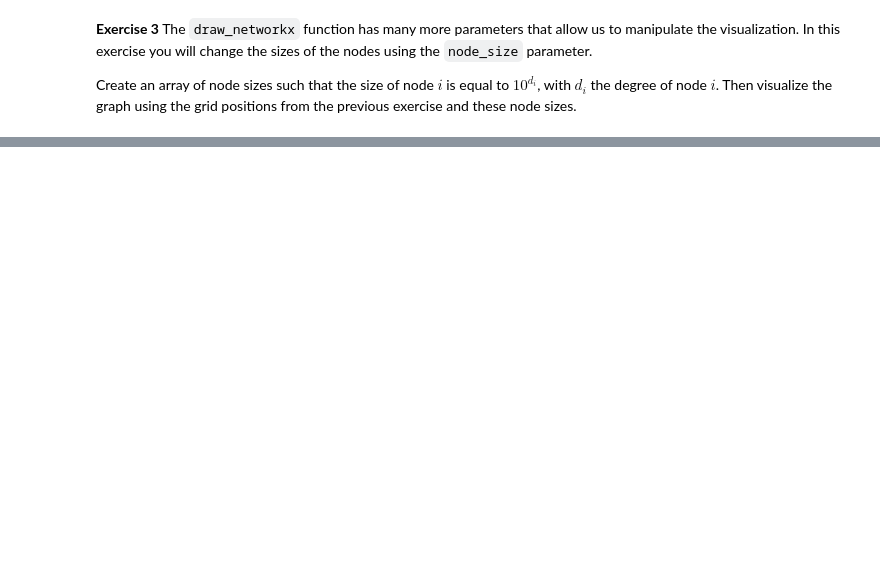
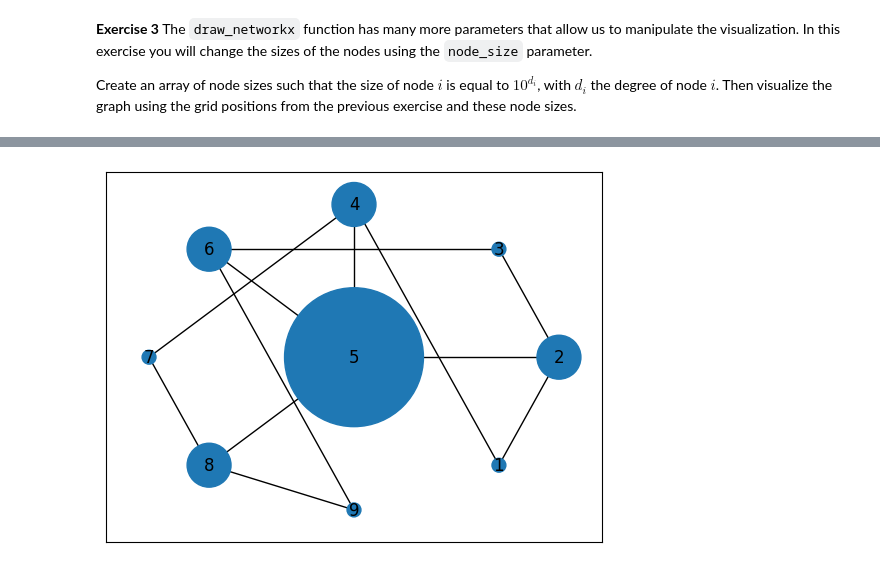
Before and after one commit to gitkeniwo/network-statistics-notebooks, a Jupyter notebook: Intro/Visualizing_Networks.ipynb, the cells around one changed output, grey strips where cells are left out. Drawn from its saved outputs; the diff is of its cells as text; code cells hidden in the pictures; blank space fills up the shorter version.

```diff
--- a/Intro/Visualizing_Networks.ipynb
+++ b/Intro/Visualizing_Networks.ipynb
@@ -93,2 +139,7 @@ Create an array of node sizes such that the size of node $i$ is equal to $10^{d_
 # %%
 ### Your solution
+
+size = [10 ** degree for node, degree in G.degree()]
+nx.draw_networkx(G, pos=layout, node_size=size)
+# %% [output]
+[figure, added]
```
Also changed, not shown: parts of 10 cells of this notebook, 12 other files.
